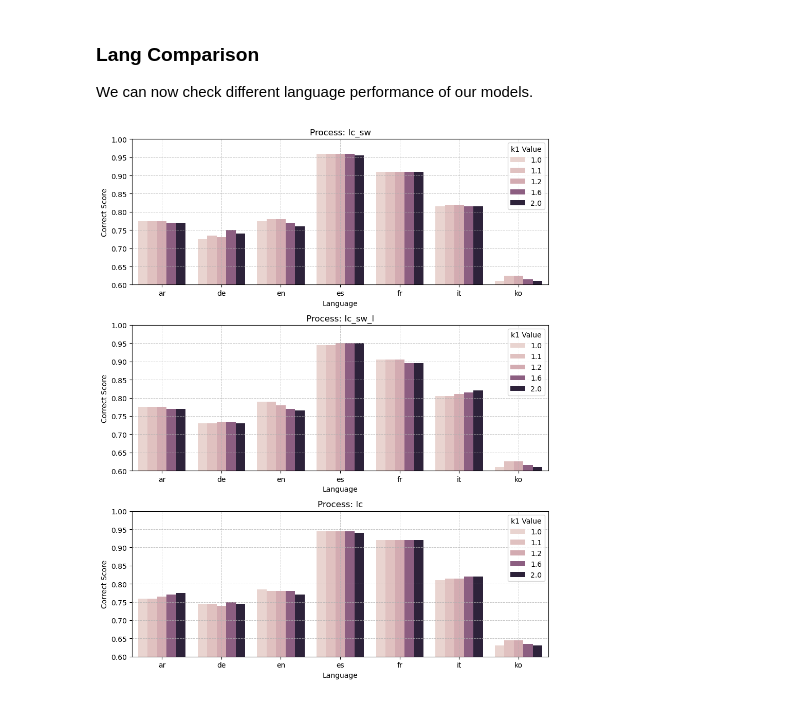
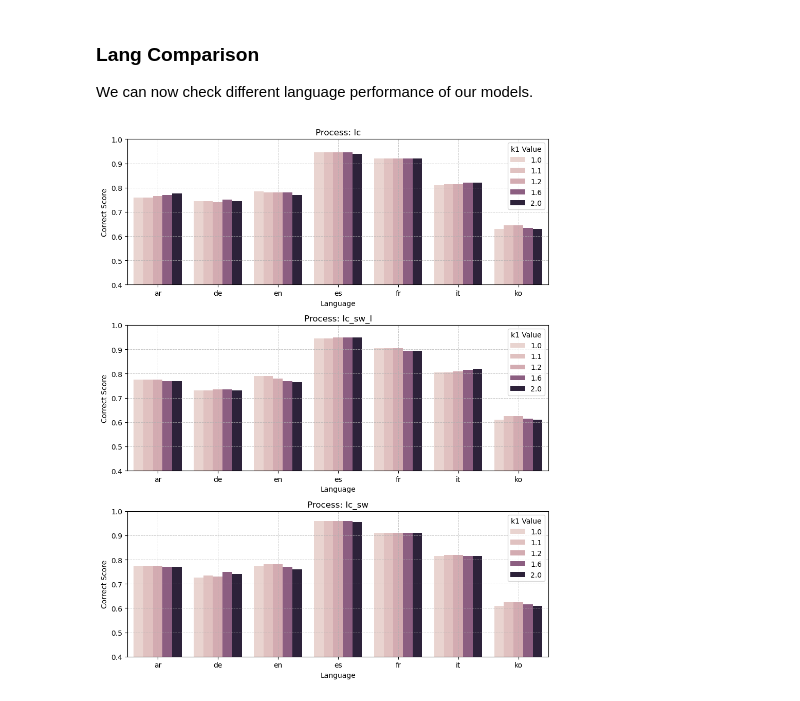
Before and after one commit to paulo-03/document_retrieval, a Jupyter notebook: performance/performance_visualization.ipynb, the cells around one changed output. Cells and saved outputs as stored; diff of their text form; code cells hidden in the pictures.

```diff
--- a/performance/performance_visualization.ipynb
+++ b/performance/performance_visualization.ipynb
@@ -41,6 +49,6 @@ k1_comparison()
 
 We can now check different language performance of our models.
 # %%
-lang_comparison()
+bm25s_lang_comparison()
 # %% [output]
-[figure, old version]
+[figure, new version]
```
Also changed, not shown: parts of 6 cells of this notebook, 11 other files.
